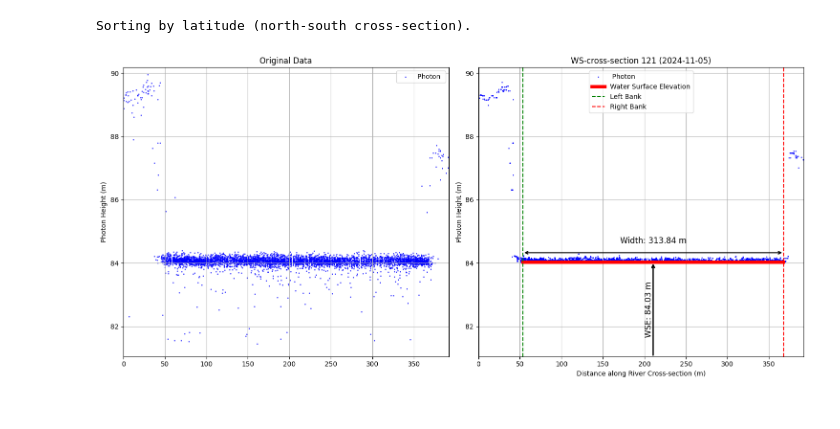
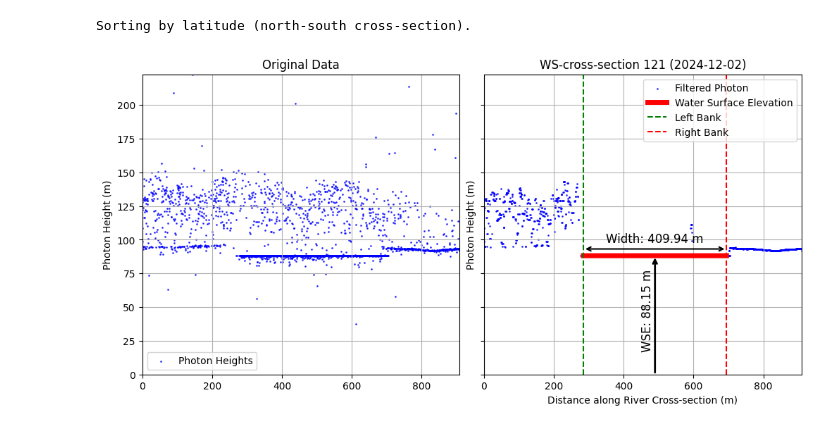
Before and after one commit to SaeidDaliriSusefi/RiverWSE-Estimation, a Jupyter notebook: Main.ipynb, the cells around one changed output. Drawn from its saved outputs; the diff is of its cells as text; code cells hidden in the pictures.

```diff
--- a/Main.ipynb
+++ b/Main.ipynb
@@ -24,7 +24,7 @@ def hampel_filter(data, window_size=20, threshold=7):
     return filtered_data
 
 # ------------------------------ Load Data ------------------------------
-Initial_file_path = '/content/photon_2024-11-05_t770_1747730122714.csv'
+Initial_file_path = '/content/photon_2024-12-02_t1174_1747945002191.csv'
 df_initial = pd.read_csv(Initial_file_path)
 
 # Extract date from filename
@@ -65,12 +65,12 @@ cross_section_distances = np.cumsum(
 cross_section_distances = np.insert(cross_section_distances, 0, 0)
 
 # ------------------------------ Water Surface Filtering (Using KDE) ------------------------------
-kde = gaussian_kde(final_filtered_photon_height)
+kde = gaussian_kde(final_filtered_photon_height, bw_method=0.2)
 photon_height_range = np.linspace(min(final_filtered_photon_height), max(final_filtered_photon_height), 1000)
 density_values = kde(photon_height_range)
 peak_height = photon_height_range[np.argmax(density_values)]
 
-water_surface_mask = (final_filtered_photon_height >= peak_height - 0.25) & (final_filtered_photon_height <= peak_height)
+water_surface_mask = (final_filtered_photon_height >= peak_height - 0.2) & (final_filtered_photon_height <= peak_height)
 water_surface_heights = final_filtered_photon_height[water_surface_mask]
 water_surface_distances = cross_section_distances[water_surface_mask]
 average_water_surface_height = np.mean(water_surface_heights)
@@ -91,62 +91,52 @@ trimmed_distances = cross_section_distances[trimmed_mask]
 trimmed_surface = np.full_like(trimmed_distances, average_water_surface_height)
 
 # ------------------------------ Plotting ------------------------------
-fig, (ax1, ax2) = plt.subplots(1, 2, figsize=(15, 7))
-
-# Set clean Y-axis range based on percentiles to avoid outliers
-y_min = np.percentile(photon_height, 1)
-y_max = np.percentile(photon_height, 99)
-y_margin = (y_max - y_min) * 0.1
-y_min -= y_margin
-y_max += y_margin
+fig, (ax1, ax2) = plt.subplots(1, 2, figsize=(10, 5), sharey=True, constrained_layout=True)
 
 x_min = min(np.min(cross_section_distances), np.min(filtered_above_water_surface_distances))
 x_max = max(np.max(cross_section_distances), np.max(filtered_above_water_surface_distances))
+y_min = min(np.min(photon_height), np.min(filtered_above_water_surface_heights))
+y_max = max(np.max(photon_height), np.max(filtered_above_water_surface_heights))
 
 # Original data plot
-ax1.scatter(cross_section_distances, photon_height, color='blue', s=1, alpha=0.7, label="Photon ")
+ax1.scatter(cross_section_distances, photon_height, color='blue', s=1, alpha=0.7, label="Photon Heights")
 ax1.set_title('Original Data')
 ax1.set_ylabel("Photon Height (m)")
 ax1.set_xlim(x_min, x_max)
 ax1.set_ylim(y_min, y_max)
 ax1.legend(loc='best')
 ax1.grid(True)
 
 # Filtered data plot
-ax2.scatter(filtered_above_water_surface_distances, filtered_above_water_surface_heights, color='blue', s=1, alpha=0.7, label=" Photon")
+ax2.scatter(filtered_above_water_surface_distances, filtered_above_water_surface_heights, color='blue', s=1, alpha=0.7, label="Filtered Photon")
 ax2.plot(trimmed_distances, trimmed_surface, color='red', linestyle='-', linewidth=5, label="Water Surface Elevation")
 ax2.set_title(f'WS-cross-section 121 ({Date})')
 ax2.set_xlabel("Distance along River Cross-section (m)")
 ax2.set_ylabel("Photon Height (m)")
 ax2.set_xlim(x_min, x_max)
-ax2.set_ylim(y_min, y_max)
+ax2.set_ylim(0, y_max)
 ax2.axvline(left_bank, color='green', linestyle='--', label='Left Bank')
 ax2.axvline(right_bank, color='red', linestyle='--', label='Right Bank')
 
 # Width annotation
-ax2.annotate('', xy=(right_bank, average_water_surface_height + 0.3), xytext=(left_bank, average_water_surface_height + 0.3),
+ax2.annotate('', xy=(right_bank, average_water_surface_height + 5), xytext=(left_bank, average_water_surface_height + 5),
              arrowprops=dict(arrowstyle='<->', color='black', lw=1.5))
-ax2.text((left_bank + right_bank) / 2, average_water_surface_height + 0.6,
+ax2.text((left_bank + right_bank) / 2, average_water_surface_height + 10,
          f'Width: {river_width_percentile:.2f} m',
          horizontalalignment='center', fontsize=12, color='black')
 
-# WSE annotation - vertical arrow from visible y-axis bottom to water surface
+# WSE annotation
 center_of_river = (left_bank + right_bank) / 2
-y_bottom, _ = ax2.get_ylim()
-ax2.annotate('', xy=(center_of_river, average_water_surface_height), xytext=(center_of_river, y_bottom),
+ax2.annotate('', xy=(center_of_river, average_water_surface_height), xytext=(center_of_river, 0),
              arrowprops=dict(arrowstyle='->', color='black', lw=2))
-
-# Place WSE label inside the blue area, vertically
-ax2.text(center_of_river - 5, (average_water_surface_height + y_bottom) / 2,
+ax2.text(center_of_river - 40, average_water_surface_height - 10,
          f'WSE: {average_water_surface_height:.2f} m',
-         horizontalalignment='center', verticalalignment='center',
-         fontsize=12, color='black', rotation=90)
+         verticalalignment='top', fontsize=12, color='black', rotation=90)
 
 ax2.grid(True)
 ax2.legend(loc='best')
 
-plt.tight_layout()
 plt.show()
 # %% [output]
 Sorting by latitude (north-south cross-section).
-[figure, old version]
+[figure, new version]
```
